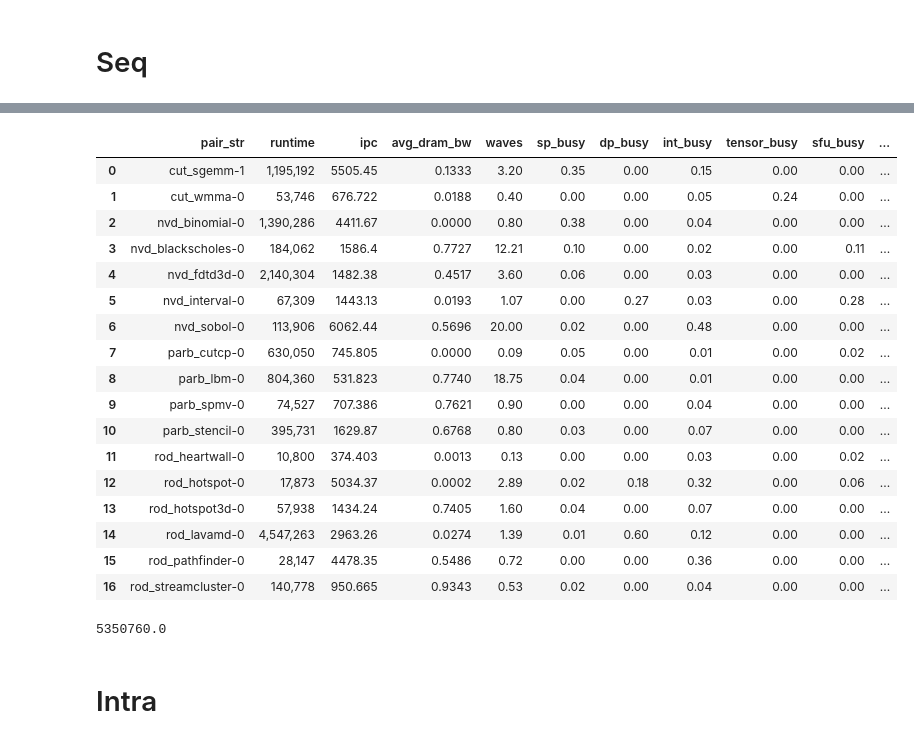
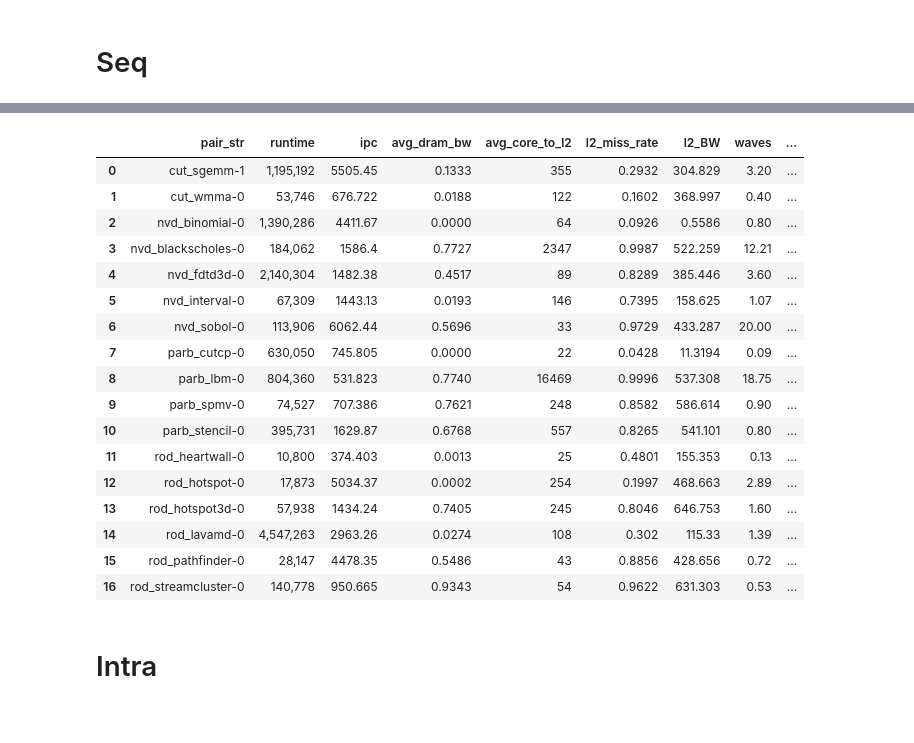
Before and after one commit to UofT-EcoSystem/GPU-Virtualization-Benchmarks, a Jupyter notebook: util/data/notebooks/View_Isolation.ipynb, the cells around one changed output, grey strips where cells are left out. Saved outputs shown, nothing was run; the diff lists cells and outputs as text; code cells hidden in the pictures.

```diff
--- a/util/data/notebooks/View_Isolation.ipynb
+++ b/util/data/notebooks/View_Isolation.ipynb
@@ -65,56 +67,53 @@ Index(['pair_str', 'config', 'gpusim_version', 'jobId', 'grid_x', 'grid_y',
 # %%
 col_seq = ['pair_str', 'runtime', #'instructions',
            'ipc',
            'avg_dram_bw',
+           'avg_core_to_l2', 'l2_miss_rate', 'l2_BW',
            # 'avg_dram_eff', 'avg_mem_lat', 'MPKI',
            'waves',
-           'sp_busy', 'dp_busy', 'int_busy', 'tensor_busy', 'sfu_busy',
+#            'sp_busy', 'dp_busy', 'int_busy', 'tensor_busy', 'sfu_busy',
 #            'barrier_cycles', 'inst_empty_cycles', 'branch_cycles', 'scoreboard_cycles',
 #            'stall_sp_cycles', 'stall_dp_cycles', 'stall_int_cycles', 'stall_tensor_cycles', 'stall_sfu_cycles',
-#            'stall_mem_cycles', 'not_selected_cycles',
+           'stall_mem_cycles', 'not_selected_cycles',
            'avg_row_locality',
 #            'not_selected_cycles', 'inst_empty_cycles',
           ]
 df_seq.sort_values('pair_str', inplace=True)
 df_seq.reset_index(inplace=True, drop=True)
 draw_table(df_seq, col_seq, False).format(
     {'avg_dram_bw':'{:.4f}',
      'ratio_dram_bw': '{:.2f}',
      'sp_busy': '{:.2f}',
      'dp_busy': '{:.2f}',
      'int_busy': '{:.2f}',
      'tensor_busy': '{:.2f}',
      'sfu_busy': '{:.2f}',
      'MPKI': '{:.2f}',
      'waves': '{:.2f}',
      'l2_total_accesses': '{:,}',
      'l2_access_density': '{:.1f}',
      'instructions': '{:,}',
      'runtime': '{:,}',
     })
 # %% [output]
-|  | pair_str | runtime | ipc | avg_dram_bw | waves | sp_busy | dp_busy | int_busy | tensor_busy | sfu_busy | ... |
-| 0 | cut_sgemm-1 | 1,195,192 | 5505.45 | 0.1333 | 3.20 | 0.35 | 0.00 | 0.15 | 0.00 | 0.00 | ... |
-| 1 | cut_wmma-0 | 53,746 | 676.722 | 0.0188 | 0.40 | 0.00 | 0.00 | 0.05 | 0.24 | 0.00 | ... |
-| 2 | nvd_binomial-0 | 1,390,286 | 4411.67 | 0.0000 | 0.80 | 0.38 | 0.00 | 0.04 | 0.00 | 0.00 | ... |
-| 3 | nvd_blackscholes-0 | 184,062 | 1586.4 | 0.7727 | 12.21 | 0.10 | 0.00 | 0.02 | 0.00 | 0.11 | ... |
-| 4 | nvd_fdtd3d-0 | 2,140,304 | 1482.38 | 0.4517 | 3.60 | 0.06 | 0.00 | 0.03 | 0.00 | 0.00 | ... |
-| 5 | nvd_interval-0 | 67,309 | 1443.13 | 0.0193 | 1.07 | 0.00 | 0.27 | 0.03 | 0.00 | 0.28 | ... |
-| 6 | nvd_sobol-0 | 113,906 | 6062.44 | 0.5696 | 20.00 | 0.02 | 0.00 | 0.48 | 0.00 | 0.00 | ... |
-| 7 | parb_cutcp-0 | 630,050 | 745.805 | 0.0000 | 0.09 | 0.05 | 0.00 | 0.01 | 0.00 | 0.02 | ... |
-| 8 | parb_lbm-0 | 804,360 | 531.823 | 0.7740 | 18.75 | 0.04 | 0.00 | 0.01 | 0.00 | 0.00 | ... |
-| 9 | parb_spmv-0 | 74,527 | 707.386 | 0.7621 | 0.90 | 0.00 | 0.00 | 0.04 | 0.00 | 0.00 | ... |
-| 10 | parb_stencil-0 | 395,731 | 1629.87 | 0.6768 | 0.80 | 0.03 | 0.00 | 0.07 | 0.00 | 0.00 | ... |
-| 11 | rod_heartwall-0 | 10,800 | 374.403 | 0.0013 | 0.13 | 0.00 | 0.00 | 0.03 | 0.00 | 0.02 | ... |
-| 12 | rod_hotspot-0 | 17,873 | 5034.37 | 0.0002 | 2.89 | 0.02 | 0.18 | 0.32 | 0.00 | 0.06 | ... |
-| 13 | rod_hotspot3d-0 | 57,938 | 1434.24 | 0.7405 | 1.60 | 0.04 | 0.00 | 0.07 | 0.00 | 0.00 | ... |
-| 14 | rod_lavamd-0 | 4,547,263 | 2963.26 | 0.0274 | 1.39 | 0.01 | 0.60 | 0.12 | 0.00 | 0.00 | ... |
-| 15 | rod_pathfinder-0 | 28,147 | 4478.35 | 0.5486 | 0.72 | 0.00 | 0.00 | 0.36 | 0.00 | 0.00 | ... |
-| 16 | rod_streamcluster-0 | 140,778 | 950.665 | 0.9343 | 0.53 | 0.02 | 0.00 | 0.04 | 0.00 | 0.00 | ... |
+|  | pair_str | runtime | ipc | avg_dram_bw | avg_core_to_l2 | l2_miss_rate | l2_BW | waves | ... |
+| 0 | cut_sgemm-1 | 1,195,192 | 5505.45 | 0.1333 | 355 | 0.2932 | 304.829 | 3.20 | ... |
+| 1 | cut_wmma-0 | 53,746 | 676.722 | 0.0188 | 122 | 0.1602 | 368.997 | 0.40 | ... |
+| 2 | nvd_binomial-0 | 1,390,286 | 4411.67 | 0.0000 | 64 | 0.0926 | 0.5586 | 0.80 | ... |
+| 3 | nvd_blackscholes-0 | 184,062 | 1586.4 | 0.7727 | 2347 | 0.9987 | 522.259 | 12.21 | ... |
+| 4 | nvd_fdtd3d-0 | 2,140,304 | 1482.38 | 0.4517 | 89 | 0.8289 | 385.446 | 3.60 | ... |
+| 5 | nvd_interval-0 | 67,309 | 1443.13 | 0.0193 | 146 | 0.7395 | 158.625 | 1.07 | ... |
+| 6 | nvd_sobol-0 | 113,906 | 6062.44 | 0.5696 | 33 | 0.9729 | 433.287 | 20.00 | ... |
+| 7 | parb_cutcp-0 | 630,050 | 745.805 | 0.0000 | 22 | 0.0428 | 11.3194 | 0.09 | ... |
+| 8 | parb_lbm-0 | 804,360 | 531.823 | 0.7740 | 16469 | 0.9996 | 537.308 | 18.75 | ... |
+| 9 | parb_spmv-0 | 74,527 | 707.386 | 0.7621 | 248 | 0.8582 | 586.614 | 0.90 | ... |
+| 10 | parb_stencil-0 | 395,731 | 1629.87 | 0.6768 | 557 | 0.8265 | 541.101 | 0.80 | ... |
+| 11 | rod_heartwall-0 | 10,800 | 374.403 | 0.0013 | 25 | 0.4801 | 155.353 | 0.13 | ... |
+| 12 | rod_hotspot-0 | 17,873 | 5034.37 | 0.0002 | 254 | 0.1997 | 468.663 | 2.89 | ... |
+| 13 | rod_hotspot3d-0 | 57,938 | 1434.24 | 0.7405 | 245 | 0.8046 | 646.753 | 1.60 | ... |
+| 14 | rod_lavamd-0 | 4,547,263 | 2963.26 | 0.0274 | 108 | 0.302 | 115.33 | 1.39 | ... |
+| 15 | rod_pathfinder-0 | 28,147 | 4478.35 | 0.5486 | 43 | 0.8856 | 428.656 | 0.72 | ... |
+| 16 | rod_streamcluster-0 | 140,778 | 950.665 | 0.9343 | 54 | 0.9622 | 631.303 | 0.53 | ... |
-# %%
-print(2140304*2.5)
-# %% [output]
-5350760.0
 # %% [markdown]
 # Intra
 # %%
```
Also changed, not shown: parts of 9 cells of this notebook, 2 other files.
